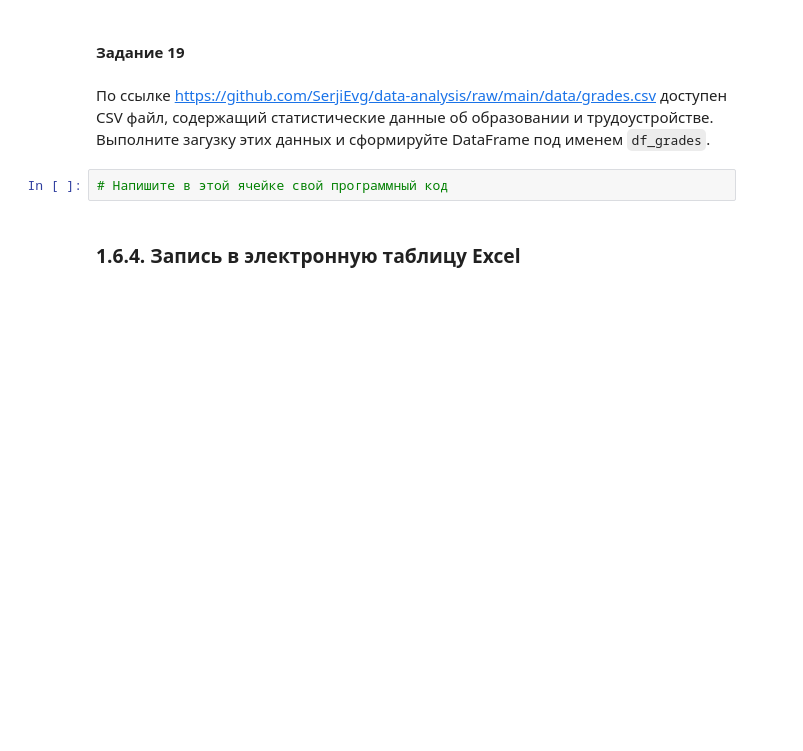
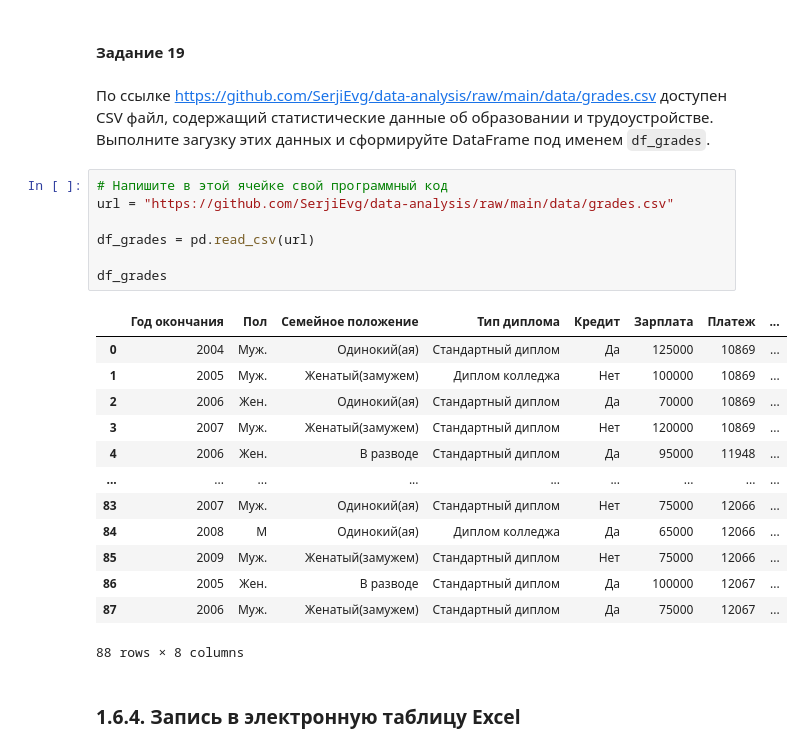
Before and after one commit to RoseoffFiceve/Practice, a Jupyter notebook: labs/Операции с Pandas/ПР. Введение в библиотеку Pandas.ipynb, the cells around one changed output. Cells and saved outputs as stored; diff of their text form; blank space fills up the shorter version.

```diff
--- a/labs/Операции с Pandas/ПР. Введение в библиотеку Pandas.ipynb
+++ b/labs/Операции с Pandas/ПР. Введение в библиотеку Pandas.ipynb
@@ -411,6 +856,25 @@ NameError: name 'pd' is not defined
 По ссылке https://github.com/SerjiEvg/data-analysis/raw/main/data/grades.csv доступен CSV файл, содержащий статистические данные об образовании и трудоустройстве. Выполните загузку этих данных и сформируйте DataFrame под именем `df_grades`.
 # %%
 # Напишите в этой ячейке свой программный код
+url = "https://github.com/SerjiEvg/data-analysis/raw/main/data/grades.csv"
+
+df_grades = pd.read_csv(url)
+
+df_grades
+# %% [output]
+|  | Год окончания | Пол | Семейное положение | Тип диплома | Кредит | Зарплата | Платеж | ... |
+| 0 | 2004 | Муж. | Одинокий(ая) | Стандартный диплом | Да | 125000 | 10869 | ... |
+| 1 | 2005 | Муж. | Женатый(замужем) | Диплом колледжа | Нет | 100000 | 10869 | ... |
+| 2 | 2006 | Жен. | Одинокий(ая) | Стандартный диплом | Да | 70000 | 10869 | ... |
+| 3 | 2007 | Муж. | Женатый(замужем) | Стандартный диплом | Нет | 120000 | 10869 | ... |
+| 4 | 2006 | Жен. | В разводе | Стандартный диплом | Да | 95000 | 11948 | ... |
+| ... | ... | ... | ... | ... | ... | ... | ... | ... |
+| 83 | 2007 | Муж. | Одинокий(ая) | Стандартный диплом | Нет | 75000 | 12066 | ... |
+| 84 | 2008 | M | Одинокий(ая) | Диплом колледжа | Да | 65000 | 12066 | ... |
+| 85 | 2009 | Муж. | Женатый(замужем) | Стандартный диплом | Нет | 75000 | 12066 | ... |
+| 86 | 2005 | Жен. | В разводе | Стандартный диплом | Да | 100000 | 12067 | ... |
+| 87 | 2006 | Муж. | Женатый(замужем) | Стандартный диплом | Да | 75000 | 12067 | ... |
+88 rows × 8 columns
 # %% [markdown]
 ### 1.6.4. Запись в электронную таблицу Excel
 # %%
```
Also changed, not shown: parts of 55 cells of this notebook.
